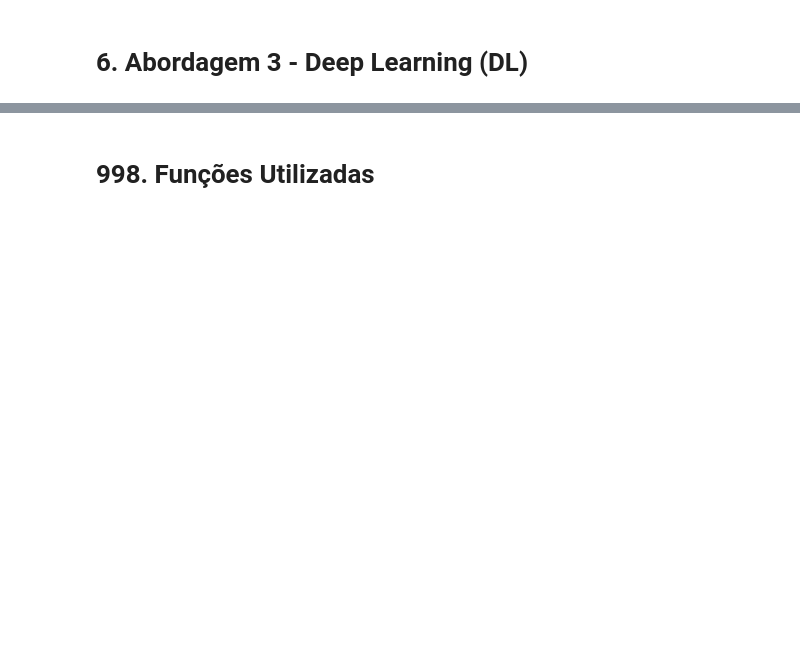
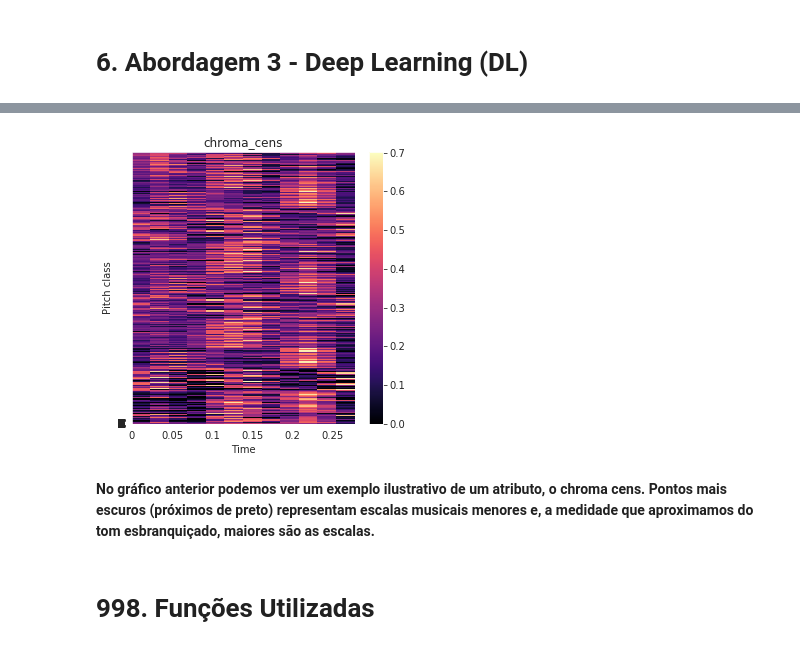
Before and after one commit to Andygrammer/CoverSongIdentification, a Jupyter notebook: CoverSongIdentification.ipynb, the cells around one changed output, grey strips where cells are left out. Cells and saved outputs as stored; diff of their text form; code cells hidden in the pictures; blank space fills up the shorter version.

```diff
--- a/CoverSongIdentification.ipynb
+++ b/CoverSongIdentification.ipynb
@@ -648,0 +655,8 @@ Em ambientes de produção pode não ser possível obter os dados sobre um cover
+# %%
+# track example (song = features dictionary set)
+song_example = dd.io.load('19629.h5')
+
+song_example_features = song_example.keys()
+
+print('Atributos de uma música de exemplo: ')
+song_example_features
@@ -649,2 +710,24 @@ Em ambientes de produção pode não ser possível obter os dados sobre um cover
+# %%
+#!pip install librosa
+#!pip install numba==0.48
+#!pip install libfmp
+
+import librosa
+import librosa.display
+import libfmp.b
+import libfmp.c3
+
+# track example 1: plot chroma_cens
+rcParams['figure.figsize'] = 5, 5
+fig, ax = plt.subplots()
+
+librosa.display.specshow(song_example['chroma_cens'], y_axis='chroma', x_axis='time', ax=ax)
+ax.set(title='chroma_cens')
+fig.colorbar(img, ax=ax)
+plt.show()
+# %% [output]
+[figure, added]
+# %% [markdown]
+**No gráfico anterior podemos ver um exemplo ilustrativo de um atributo, o chroma cens. Pontos mais escuros (próximos de preto) representam escalas musicais menores e, a medidade que aproximamos do tom esbranquiçado, maiores são as escalas.**
 # %%
 #TODO: verificar se a classe de saída está balanceada data['Artist_Name'].value_counts()
```
Also changed, not shown: parts of 13 cells of this notebook.
